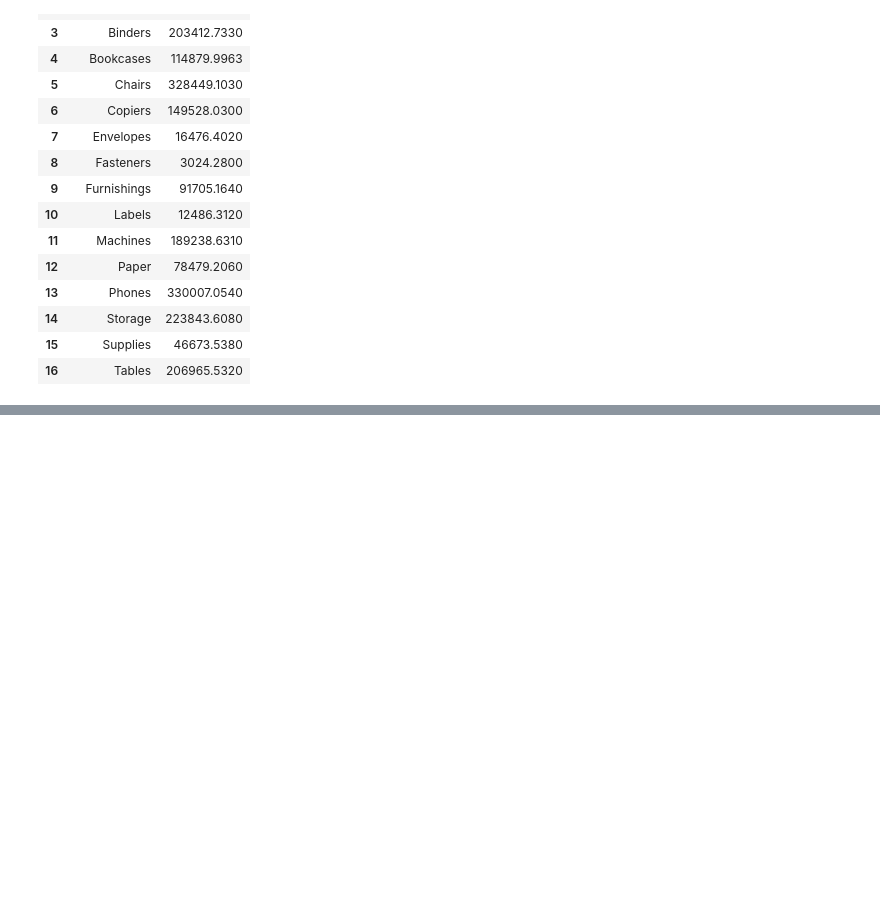
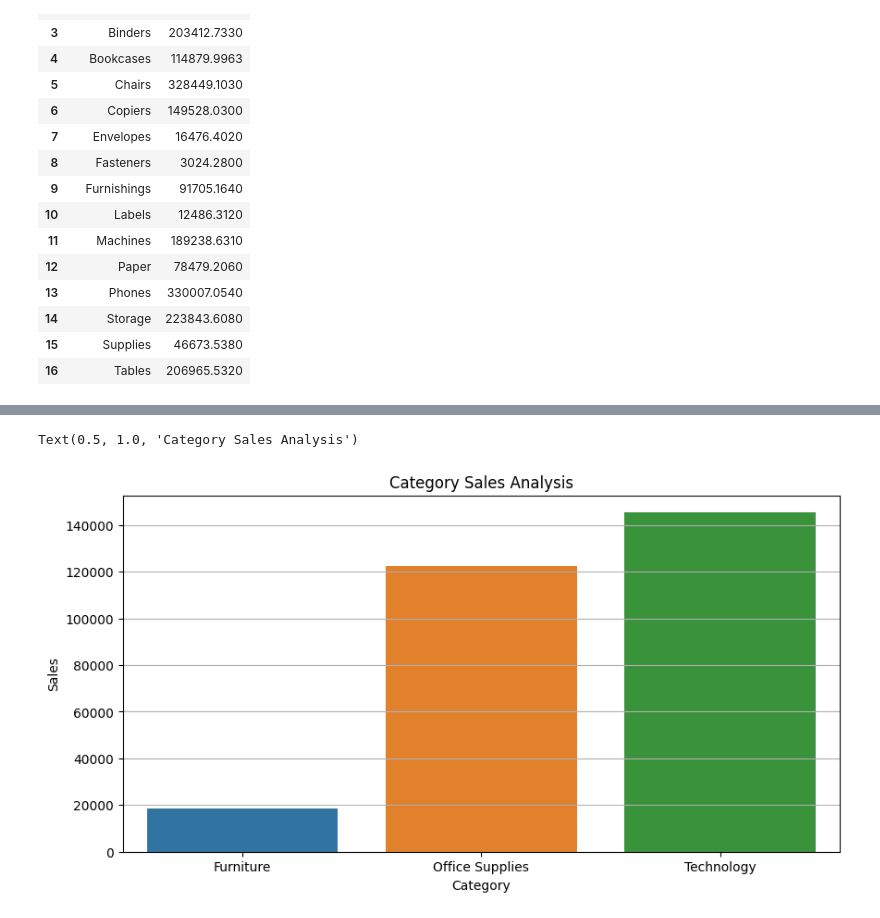
Before and after one commit to rahulghoshal/Superstore_Sales_Analysis, a Jupyter notebook: store_analysis.ipynb, the cells around one changed output, grey strips where cells are left out. Saved outputs shown, nothing was run; the diff lists cells and outputs as text; code cells hidden in the pictures; blank space fills up the shorter version.

```diff
--- a/store_analysis.ipynb
+++ b/store_analysis.ipynb
@@ -360,0 +410,10 @@ Text(0.5, 1.0, 'Category Sales Analysis')
+# %%
+plt.figure(figsize=(10,5))
+plt.grid()
+sns.barplot(data=profit_by_category,x='category',y='profit',hue='category')
+plt.xlabel('Category')
+plt.ylabel('Sales')
+plt.title('Category Sales Analysis')
+# %% [output]
+Text(0.5, 1.0, 'Category Sales Analysis')
+[figure, added]
```
Also changed, not shown: parts of 11 cells of this notebook.
